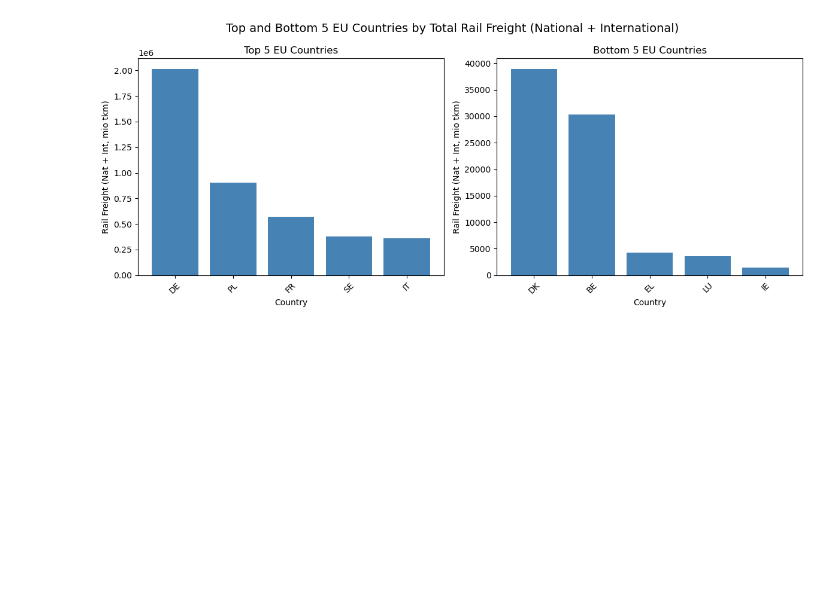
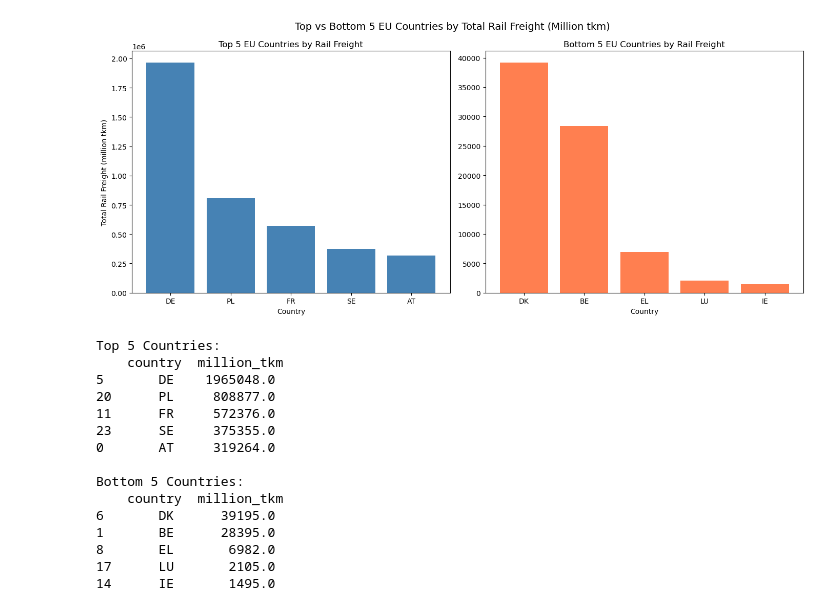
Before and after one commit to etyurkay/TIL6022-Group-Project, a Jupyter notebook: Data/Notebooks/rail_freight_analysis_PS.ipynb, the cells around one changed output. Cells and saved outputs as stored; diff of their text form; code cells hidden in the pictures; blank space fills up the shorter version.

Commit message:
Update rail_freight_analysis_PS.ipynb
updated file based on V2 dataset

```diff
--- a/Data/Notebooks/rail_freight_analysis_PS.ipynb
+++ b/Data/Notebooks/rail_freight_analysis_PS.ipynb
@@ -35,34 +57,48 @@ plt.show()
 # %%
-# Aggregating total freight (Nat + Int) per country
-country_totals = (
-    data.groupby('geo')['rail_f_total_Nat&INT_mio_tkm']
-    .sum()
-    .sort_values(ascending=False)
-)
-
-# Identifying top 5 and bottom 5 countries
-top5 = country_totals.head(5)
-bottom5 = country_totals.tail(5)
-
-# Plot side-by-side comparison
-fig, axes = plt.subplots(1, 2, figsize=(12,5))
+#Top vs Bottom 5 EU Countries by Rail Freight
 
 # Top 5
-axes[0].bar(top5.index, top5.values, color='steelblue')
-axes[0].set_title('Top 5 EU Countries')
-axes[0].set_xlabel('Country')
-axes[0].set_ylabel('Rail Freight (Nat + Int, mio tkm)')
-axes[0].tick_params(axis='x', rotation=45)
+top5 = total_freight.sort_values(by="million_tkm", ascending=False).head(5)
 
 # Bottom 5
-axes[1].bar(bottom5.index, bottom5.values, color='steelblue')
-axes[1].set_title('Bottom 5 EU Countries')
-axes[1].set_xlabel('Country')
-axes[1].set_ylabel('Rail Freight (Nat + Int, mio tkm)')
-axes[1].tick_params(axis='x', rotation=45)
+bottom5 = (total_freight.sort_values(by="million_tkm", ascending=True).head(5).sort_values(by="million_tkm", ascending=False))
 
-plt.suptitle('Top and Bottom 5 EU Countries by Total Rail Freight (National + International)', fontsize=14)
+# Plotting
+fig, axes = plt.subplots(1, 2, figsize=(14,6), sharey=False)
+
+# Top 5
+axes[0].bar(top5["country"], top5["million_tkm"], color="steelblue")
+axes[0].set_title("Top 5 EU Countries by Rail Freight")
+axes[0].set_xlabel("Country")
+axes[0].set_ylabel("Total Rail Freight (million tkm)")
+
+# Bottom 5
+axes[1].bar(bottom5["country"], bottom5["million_tkm"], color="coral")
+axes[1].set_title("Bottom 5 EU Countries by Rail Freight")
+axes[1].set_xlabel("Country")
+
+# Main Title
+fig.suptitle("Top vs Bottom 5 EU Countries by Total Rail Freight (Million tkm)", fontsize=14)
+
 plt.tight_layout()
 plt.show()
+
+print("\nTop 5 Countries:\n", top5)
+print("\nBottom 5 Countries:\n", bottom5)
 # %% [output]
-[figure, old version]
+[figure, new version]
+Top 5 Countries:
+    country  million_tkm
+5       DE    1965048.0
+20      PL     808877.0
+11      FR     572376.0
+23      SE     375355.0
+0       AT     319264.0
+
+Bottom 5 Countries:
+    country  million_tkm
+6       DK      39195.0
+1       BE      28395.0
+8       EL       6982.0
+17      LU       2105.0
+14      IE       1495.0
```
Also changed, not shown: parts of 11 cells of this notebook.
